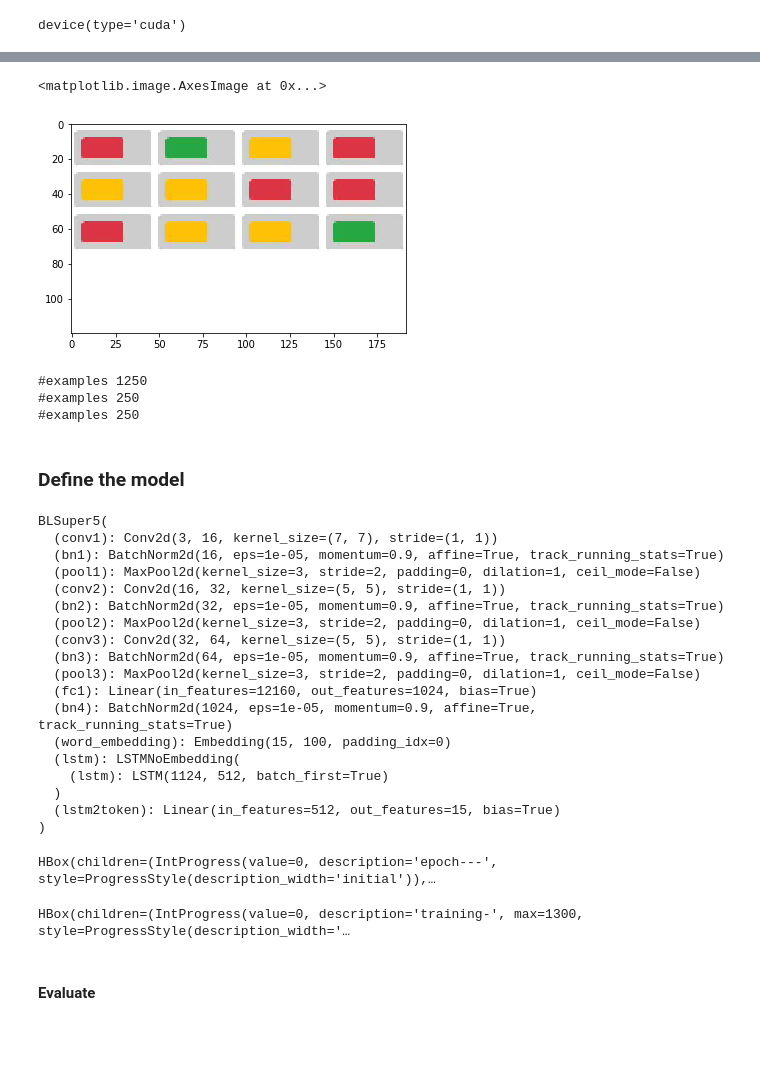
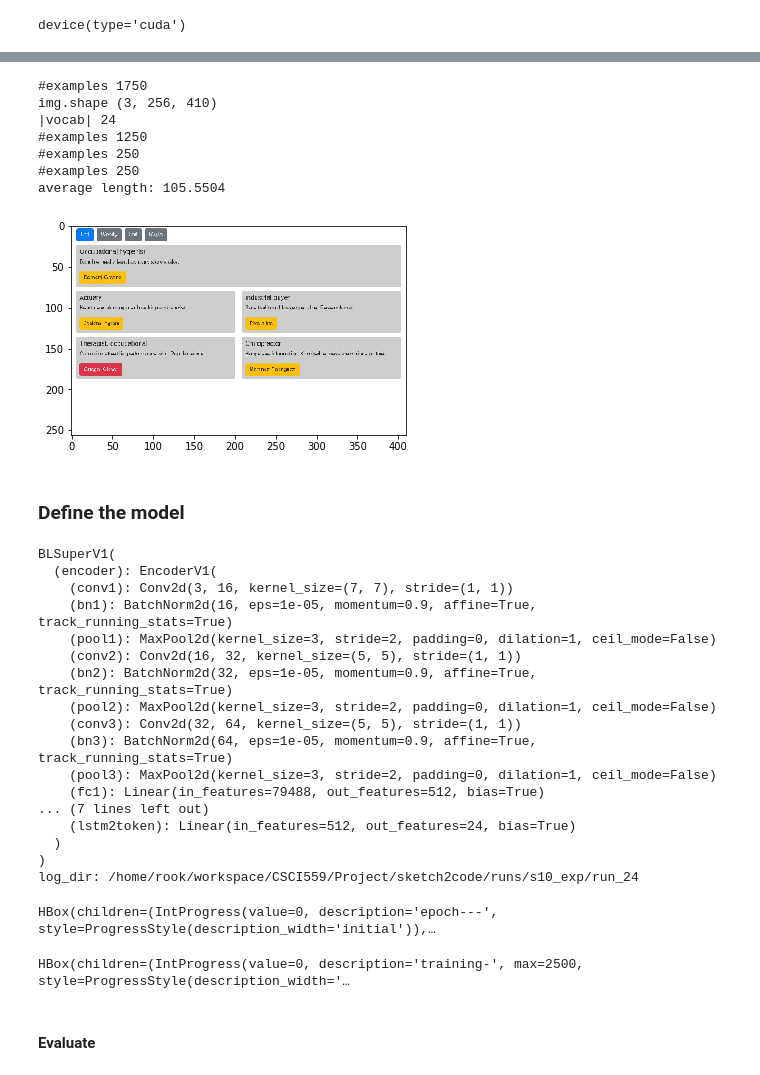
Before and after one commit to binh-vu/sketch2code, a Jupyter notebook: notebooks/s10_supervise_baseline.ipynb, the cells around one changed output, grey strips where cells are left out. Cells and saved outputs as stored; diff of their text form; code cells hidden in the pictures; blank space fills up the shorter version.

```diff
--- a/notebooks/s10_supervise_baseline.ipynb
+++ b/notebooks/s10_supervise_baseline.ipynb
@@ -62,12 +64,25 @@ plt.imshow(oimages[1033])
-# %%
-plt.imshow(1 - images[1033].clone().cpu().numpy().transpose(1, 2, 0))
-# %% [output]
-<matplotlib.image.AxesImage at 0x...>
-[figure, removed]
-# %%
-vocab, ivocab = make_toy_vocab_v1()
-train_examples, valid_examples, test_examples = get_toy_dataset_v1(tags, vocab)
-# %% [output]
-#examples 1250
-#examples 250
-#examples 250
+# %%
+tags, oimages = load_dataset("pix2code")
+print("#examples", len(tags))
+
+def preprocess_img():
+    global oimages
+    return [shrink_img(img, 0.4, cv2.INTER_NEAREST).transpose((2, 0, 1)) for img in norm_rgb_imgs(oimages[:])]
+
+images = cache_object("pix2code.shrink.imgs", preprocess_img)
+print("img.shape", images[0].shape)
+plt.imshow(1 - images[0].transpose(1, 2, 0))
+
+vocab, ivocab = make_pix2code_vocab_v1()
+print("|vocab|", len(vocab))
+train_examples, valid_examples, test_examples = get_pix2code_dataset_v1(tags, vocab)
+print("average length:", np.mean([len(e.context_tokens) for e in train_examples]))
+# %% [output]
+#examples 1750
+img.shape (3, 256, 410)
+|vocab| 24
+#examples 1250
+#examples 250
+#examples 250
+average length: 105.5504
+[figure, added]
@@ -157,5 +93,8 @@ class BLSuper5(nn.Module):
 # %%
-model = BLSuper5(img_h=120, img_w=192, img_repr_size=1024, dsl_vocab=vocab, dsl_embedding_dim=100, dsl_hidden_dim=512).to(device)
+img_repr_size = 512
+model = BLSuperV1(
+    EncoderV1(img_h=images[0].shape[1], img_w=images[0].shape[2], img_repr_size=img_repr_size),
+    DecoderV1(img_repr_size, dsl_vocab=vocab, dsl_embedding_dim=100, dsl_hidden_dim=512)).to(device)
 print(model.train())
 
 loss_func = torch.nn.NLLLoss()
@@ -166,28 +105,28 @@ histories = train(
     model, loss_func, scheduler, optimizer, images,
     (train_examples, valid_examples, test_examples),
     clip_grad_val=5.,
-    n_epoches=100, eval_valid_freq=1, eval_test_freq=5, batch_size=100,
+    n_epoches=100, eval_valid_freq=1, eval_test_freq=5, batch_size=50,
+    eval_batch_size=50,
     device=device, exp_dir='s10_exp')
 # %% [output]
-BLSuper5(
-  (conv1): Conv2d(3, 16, kernel_size=(7, 7), stride=(1, 1))
-  (bn1): BatchNorm2d(16, eps=1e-05, momentum=0.9, affine=True, track_running_stats=True)
-  (pool1): MaxPool2d(kernel_size=3, stride=2, padding=0, dilation=1, ceil_mode=False)
-  (conv2): Conv2d(16, 32, kernel_size=(5, 5), stride=(1, 1))
-  (bn2): BatchNorm2d(32, eps=1e-05, momentum=0.9, affine=True, track_running_stats=True)
-  (pool2): MaxPool2d(kernel_size=3, stride=2, padding=0, dilation=1, ceil_mode=False)
-  (conv3): Conv2d(32, 64, kernel_size=(5, 5), stride=(1, 1))
-  (bn3): BatchNorm2d(64, eps=1e-05, momentum=0.9, affine=True, track_running_stats=True)
-  (pool3): MaxPool2d(kernel_size=3, stride=2, padding=0, dilation=1, ceil_mode=False)
-  (fc1): Linear(in_features=12160, out_features=1024, bias=True)
-  (bn4): BatchNorm2d(1024, eps=1e-05, momentum=0.9, affine=True, track_running_stats=True)
-  (word_embedding): Embedding(15, 100, padding_idx=0)
-  (lstm): LSTMNoEmbedding(
-    (lstm): LSTM(1124, 512, batch_first=True)
+BLSuperV1(
+  (encoder): EncoderV1(
+    (conv1): Conv2d(3, 16, kernel_size=(7, 7), stride=(1, 1))
+    (bn1): BatchNorm2d(16, eps=1e-05, momentum=0.9, affine=True, track_running_stats=True)
+    (pool1): MaxPool2d(kernel_size=3, stride=2, padding=0, dilation=1, ceil_mode=False)
+    (conv2): Conv2d(16, 32, kernel_size=(5, 5), stride=(1, 1))
+    (bn2): BatchNorm2d(32, eps=1e-05, momentum=0.9, affine=True, track_running_stats=True)
+    (pool2): MaxPool2d(kernel_size=3, stride=2, padding=0, dilation=1, ceil_mode=False)
+    (conv3): Conv2d(32, 64, kernel_size=(5, 5), stride=(1, 1))
+    (bn3): BatchNorm2d(64, eps=1e-05, momentum=0.9, affine=True, track_running_stats=True)
+    (pool3): MaxPool2d(kernel_size=3, stride=2, padding=0, dilation=1, ceil_mode=False)
+    (fc1): Linear(in_features=79488, out_features=512, bias=True)
+... (7 lines left out)
+    (lstm2token): Linear(in_features=512, out_features=24, bias=True)
   )
-  (lstm2token): Linear(in_features=512, out_features=15, bias=True)
 )
+log_dir: /home/rook/workspace/CSCI559/Project/sketch2code/runs/s10_exp/run_24
 HBox(children=(IntProgress(value=0, description='epoch---', style=ProgressStyle(description_width='initial')),…
-HBox(children=(IntProgress(value=0, description='training-', max=1300, style=ProgressStyle(description_width='…
+HBox(children=(IntProgress(value=0, description='training-', max=2500, style=ProgressStyle(description_width='…
 # %% [markdown]
 #### Evaluate
```
Also changed, not shown: parts of 16 cells of this notebook, 4 other files.
